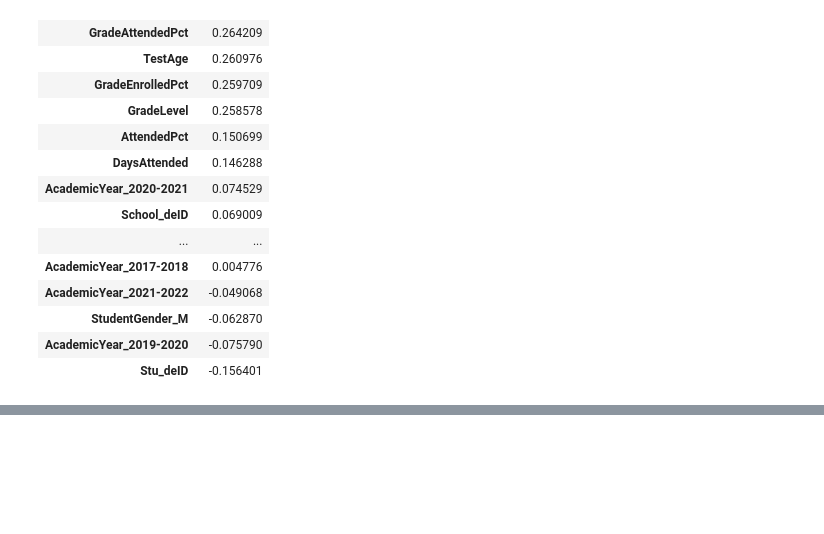
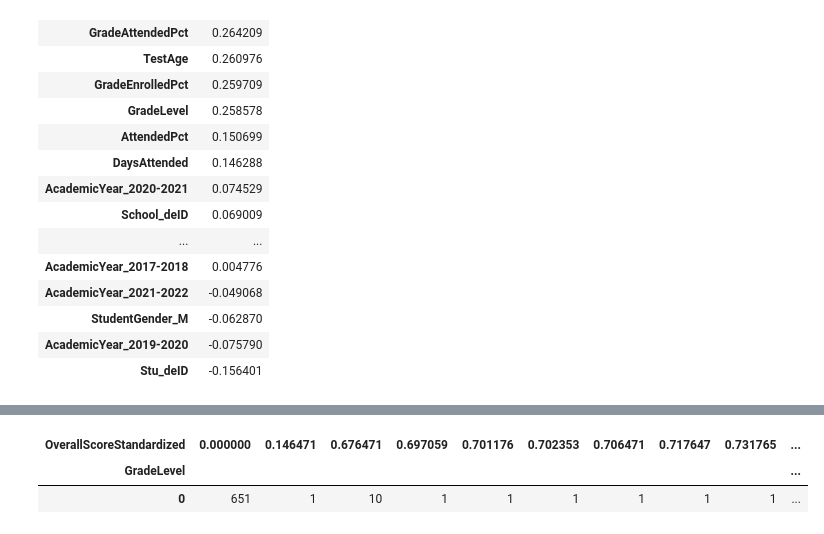
Before and after one commit to Oscar-Gil-Data/ADS-599B, a Jupyter notebook: Code Library Folder/2_EDA.ipynb, the cells around one changed output, grey strips where cells are left out. Saved outputs shown, nothing was run; the diff lists cells and outputs as text; code cells hidden in the pictures; blank space fills up the shorter version.

```diff
--- a/Code Library Folder/2_EDA.ipynb
+++ b/Code Library Folder/2_EDA.ipynb
@@ -153,0 +167,12 @@ sns.heatmap(pearsoncorr,
+# %%
+# Standardize OverallScores, represented by a percentage between 0 and 1
+for g in range(len(df.GradeLevel.unique())):
+
+    min = df.query("GradeLevel == @g").OverallScore.min()
+    max = df.query("GradeLevel == @g").OverallScore.max()
+    os  = df.query("GradeLevel == @g").OverallScore
+
+    std = pd.DataFrame((os - min) / (max - min))
+    std.columns = ['OverallScoreStandardized']
+
+    df['OverallScoreStandardized'] = pd.concat([df, std], axis=1)['OverallScoreStandardized']
@@ -153,0 +270,6 @@ sns.heatmap(pearsoncorr,
+# %%
+pd.crosstab(df.GradeLevel, df.OverallScoreStandardized)
+# %% [output]
+| OverallScoreStandardized | 0.000000 | 0.146471 | 0.676471 | 0.697059 | 0.701176 | 0.702353 | 0.706471 | 0.717647 | 0.731765 | ... |
+| GradeLevel |  |  |  |  |  |  |  |  |  | ... |
+| 0 | 651 | 1 | 10 | 1 | 1 | 1 | 1 | 1 | 1 | ... |
```
Also changed, not shown: parts of 13 cells of this notebook, 1 other file.
